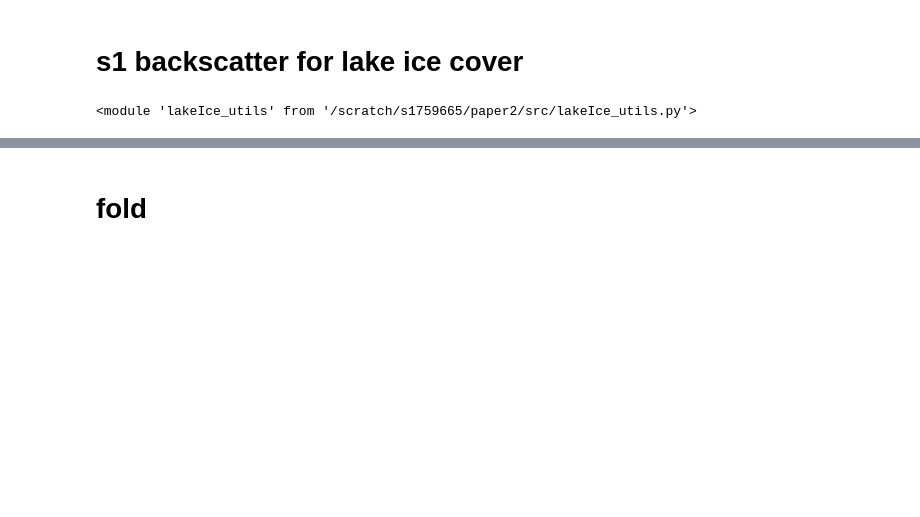
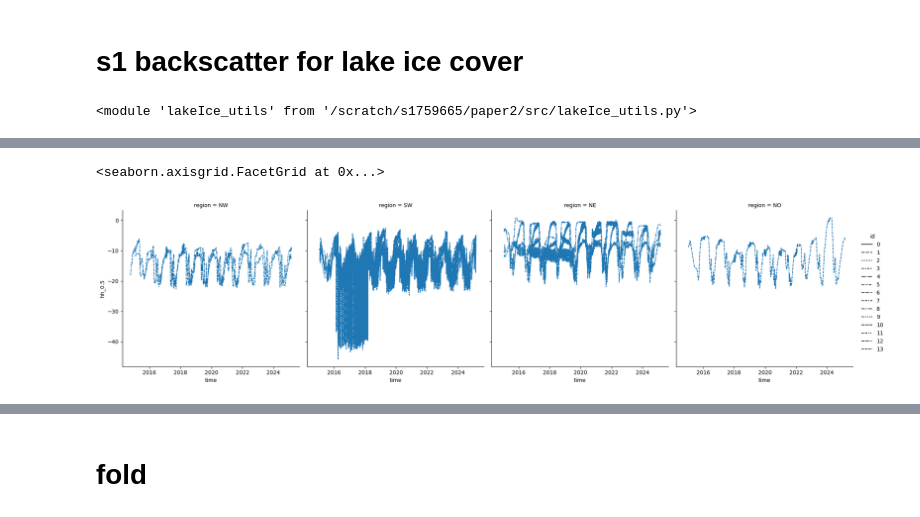
Before and after one commit to tlohde/lake-terminating-glaciers, a Jupyter notebook: src/lake_ice.ipynb, the cells around one changed output, grey strips where cells are left out. Saved outputs shown, nothing was run; the diff lists cells and outputs as text; code cells hidden in the pictures; blank space fills up the shorter version.

Commit message:
exported quantiles

```diff
--- a/src/lake_ice.ipynb
+++ b/src/lake_ice.ipynb
@@ -64,0 +44,2 @@ li.dBq.to_parquet(li.quantile_export_path)
+# %%
+df = pd.concat([pd.read_parquet(f) for f in glob('../results/lakeIce/*quantiles.parquet')]).reset_index()
@@ -64,0 +62,10 @@ li.dBq.to_parquet(li.quantile_export_path)
+# %%
+sns.relplot(data=df,
+            x='time',
+            y='hh_0.5',
+            style='id',
+            col='region',
+            kind='line')
+# %% [output]
+<seaborn.axisgrid.FacetGrid at 0x...>
+[figure, added]
```
Also changed, not shown: parts of 6 cells of this notebook, 2 other files.
